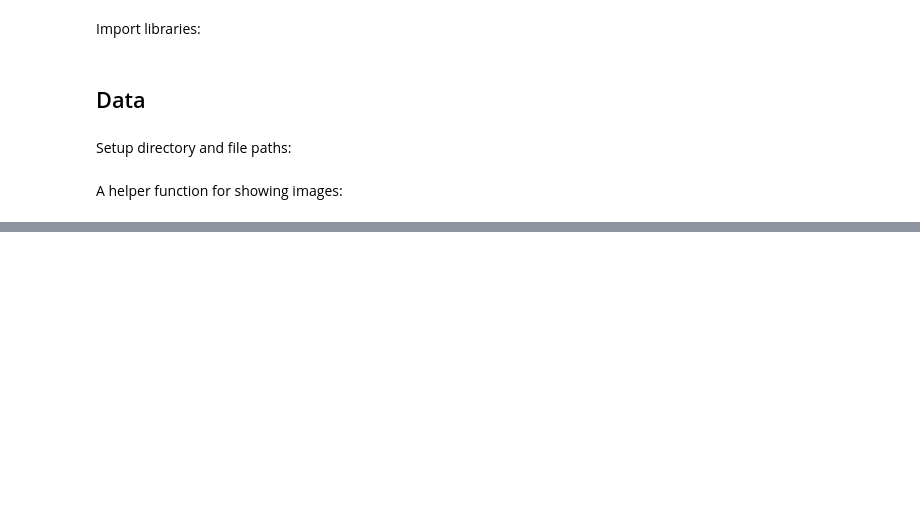
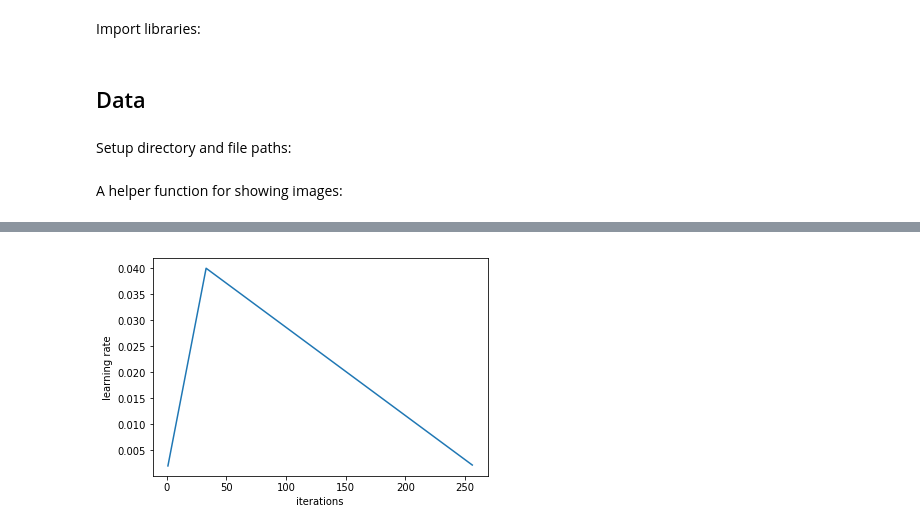
Before and after one commit to Sundragon1993/fastai, a Jupyter notebook: courses/dl2/carvana-unet.ipynb, the cells around one changed output, grey strips where cells are left out. Drawn from its saved outputs; the diff is of its cells as text; code cells hidden in the pictures; blank space fills up the shorter version.

```diff
--- a/courses/dl2/carvana-unet.ipynb
+++ b/courses/dl2/carvana-unet.ipynb
@@ -37,0 +194,4 @@ def show_img(im, figsize=None, ax=None, alpha=None):
+# %%
+learn.sched.plot_lr()
+# %% [output]
+[figure, added]
```
Also changed, not shown: parts of 50 cells of this notebook.
